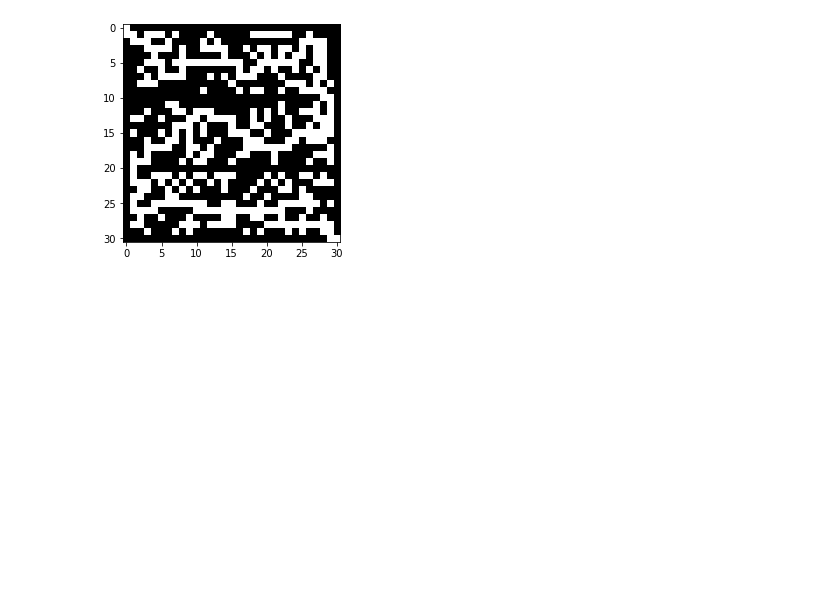
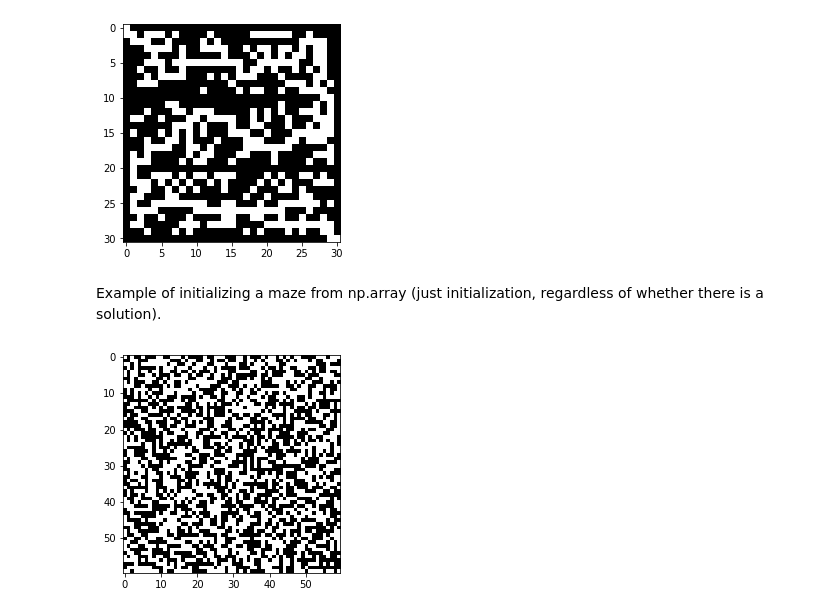
Before and after one commit to TAB0048/vvp-project, a Jupyter notebook: examples.ipynb, the cells around one changed output. Drawn from its saved outputs; the diff is of its cells as text; code cells hidden in the pictures; blank space fills up the shorter version.

Commit message:
Add new template, update examples

```diff
--- a/examples.ipynb
+++ b/examples.ipynb
@@ -33,2 +35,10 @@ maze1.draw_maze()
 # %% [output]
 [figure]
+# %% [markdown]
+Example of initializing a maze from np.array (just initialization, regardless of whether there is a solution).
+# %%
+data = np.random.randint(0, 2, (60, 60))
+maze6 = Maze(data)
+maze6.draw_maze()
+# %% [output]
+[figure, added]
```
Also changed, not shown: parts of 25 cells of this notebook, 1 other file.
